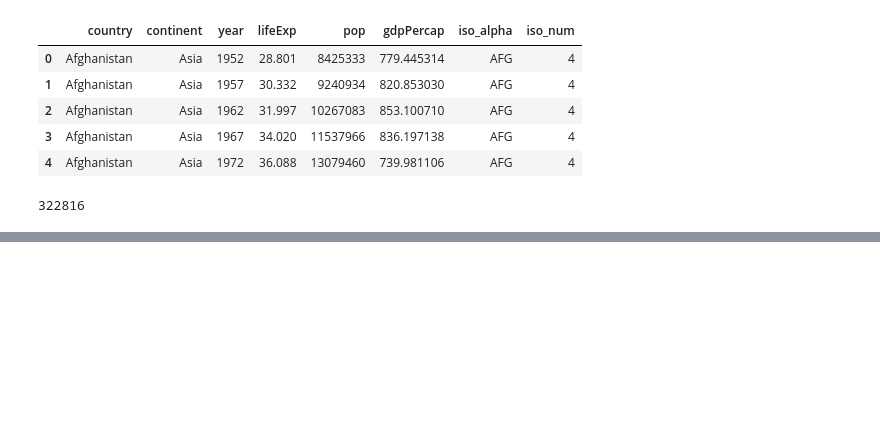
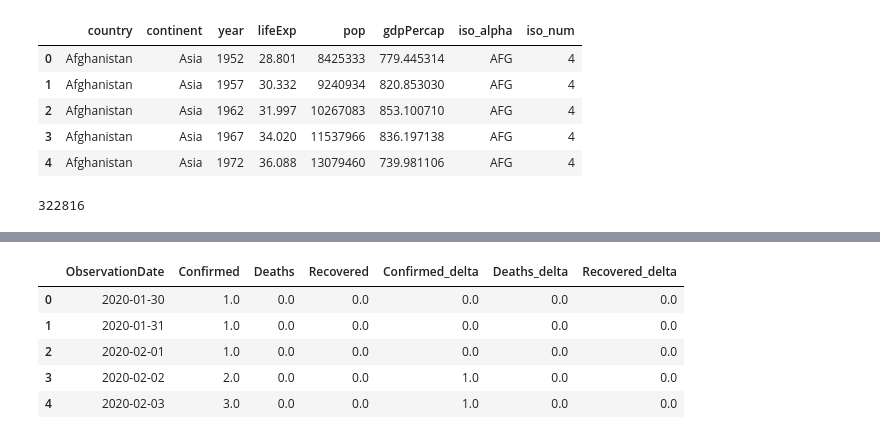
Before and after one commit to eeshsingh123/Covid19_Analysis, a Jupyter notebook: concepts/covid_19_analysis_wordwide.ipynb, the cells around one changed output, grey strips where cells are left out. Cells and saved outputs as stored; diff of their text form; code cells hidden in the pictures; blank space fills up the shorter version.

Commit message:
Added Daily changes in cases to graph

```diff
--- a/concepts/covid_19_analysis_wordwide.ipynb
+++ b/concepts/covid_19_analysis_wordwide.ipynb
@@ -764,0 +800,2 @@ gc.collect()
+# %%
+diff_df  = dailydf.set_index('ObservationDate').diff().reset_index()
@@ -764,0 +811,15 @@ gc.collect()
+# %%
+diff_df.columns = ["ObservationDate","Confirmed_delta", "Deaths_delta", "Recovered_delta"]
+# %%
+dailydf = dailydf.merge(diff_df, on='ObservationDate')
+# %%
+dailydf.fillna(0.0, inplace=True)
+# %%
+dailydf.head()
+# %% [output]
+|  | ObservationDate | Confirmed | Deaths | Recovered | Confirmed_delta | Deaths_delta | Recovered_delta |
+| 0 | 2020-01-30 | 1.0 | 0.0 | 0.0 | 0.0 | 0.0 | 0.0 |
+| 1 | 2020-01-31 | 1.0 | 0.0 | 0.0 | 0.0 | 0.0 | 0.0 |
+| 2 | 2020-02-01 | 1.0 | 0.0 | 0.0 | 0.0 | 0.0 | 0.0 |
+| 3 | 2020-02-02 | 2.0 | 0.0 | 0.0 | 1.0 | 0.0 | 0.0 |
+| 4 | 2020-02-03 | 3.0 | 0.0 | 0.0 | 1.0 | 0.0 | 0.0 |
```
Also changed, not shown: parts of 8 cells of this notebook, 3 other files.
